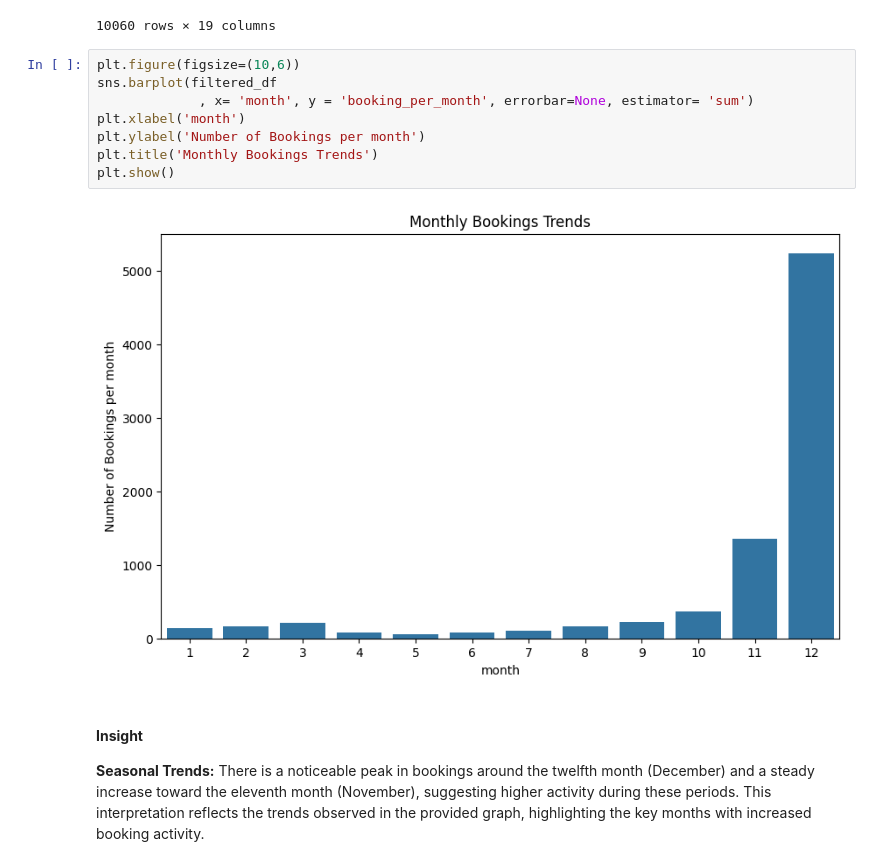
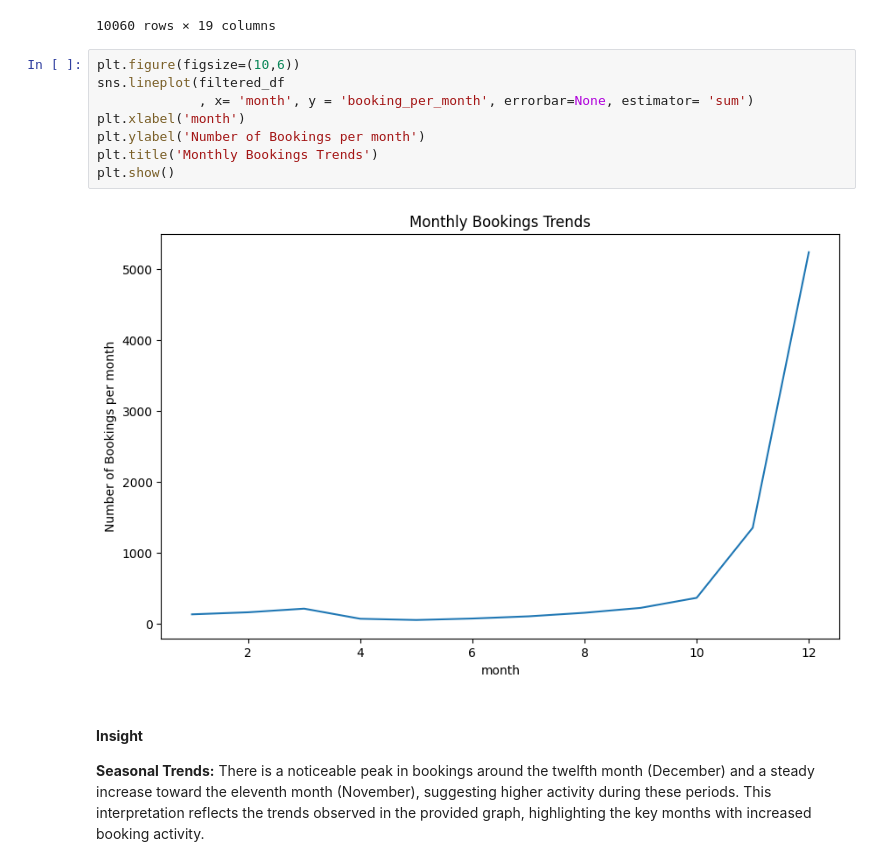
Before and after one commit to Shiverion/AirBnB-Data-Analysis, a Jupyter notebook: Capstone Module 2 - Muhammad Iqbal Hilmy.ipynb, the cells around one changed output. Drawn from its saved outputs; the diff is of its cells as text.

```diff
--- a/Capstone Module 2 - Muhammad Iqbal Hilmy.ipynb
+++ b/Capstone Module 2 - Muhammad Iqbal Hilmy.ipynb
@@ -590,14 +597,14 @@ filtered_df
 10060 rows × 19 columns
 # %%
 plt.figure(figsize=(10,6))
-sns.barplot(filtered_df
+sns.lineplot(filtered_df
              , x= 'month', y = 'booking_per_month', errorbar=None, estimator= 'sum')
 plt.xlabel('month')
 plt.ylabel('Number of Bookings per month')
 plt.title('Monthly Bookings Trends')
 plt.show()
 # %% [output]
-[figure, old version]
+[figure, new version]
 # %% [markdown]
 #### **Insight**
 **Seasonal Trends:** There is a noticeable peak in bookings around the twelfth month (December) and a steady increase toward the eleventh month (November), suggesting higher activity during these periods.
```
Also changed, not shown: parts of 7 cells of this notebook.
